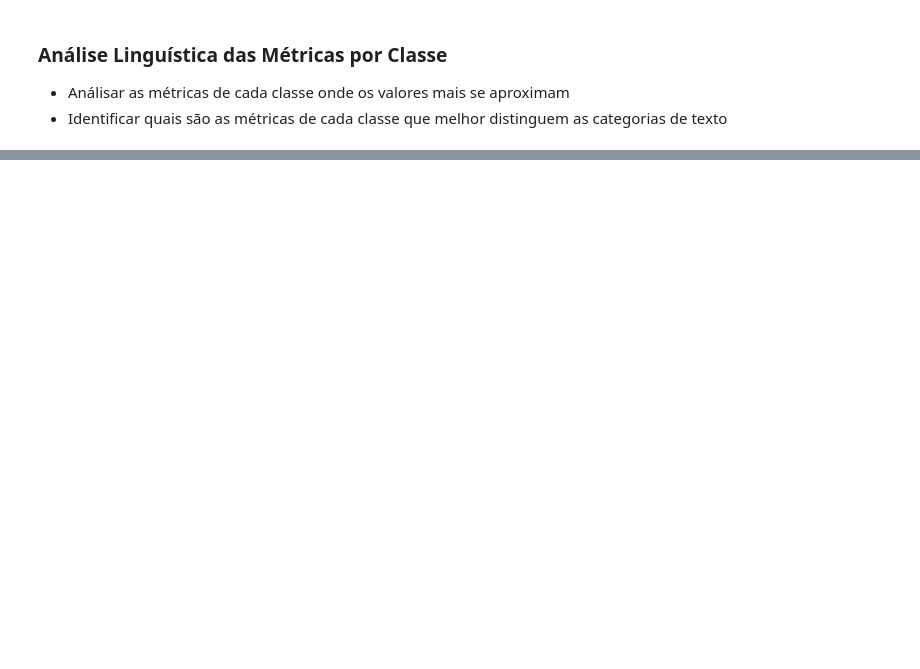
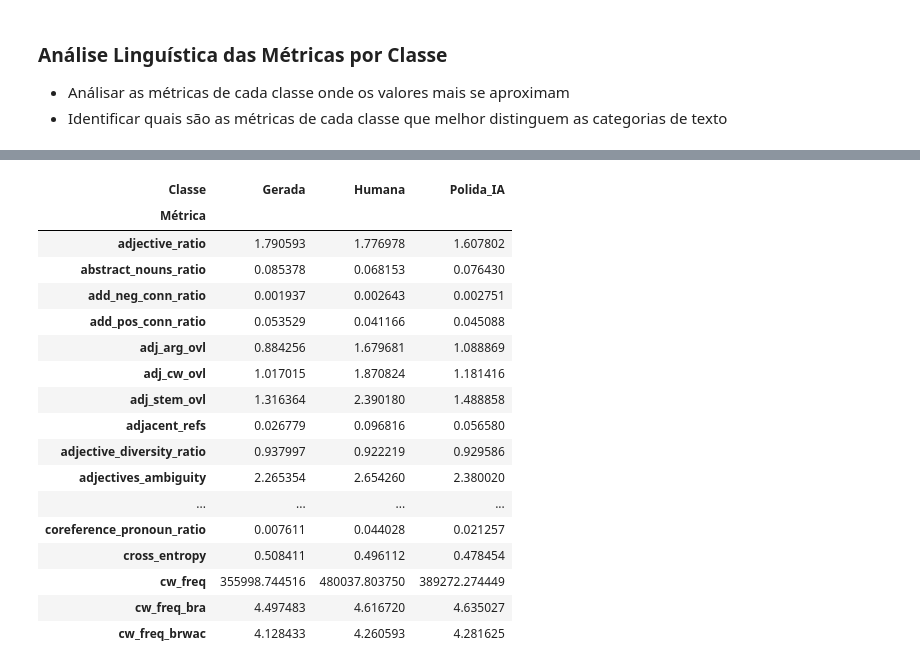
Before and after one commit to Thiago-Ruiz/Projeto-Mestrado, a Jupyter notebook: Analise-Linguistica/analise-linguistica.ipynb, the cells around one changed output, grey strips where cells are left out. Cells and saved outputs as stored; diff of their text form; code cells hidden in the pictures; blank space fills up the shorter version.

```diff
--- a/Analise-Linguistica/analise-linguistica.ipynb
+++ b/Analise-Linguistica/analise-linguistica.ipynb
@@ -46,0 +64,2 @@ memory usage: 10.3+ MB
+# %%
+df_main = df_main.dropna()
@@ -46,0 +86,6 @@ memory usage: 10.3+ MB
+# %%
+# Cálculo da Média, Mediana, Desvio Padrão e Coeficiente de Variação de Cada Métrica para cada classe
+
+df_main_human_text = df_main[df_main['Class'] == 'Humana'].dropna()
+df_main_polished_ai_text = df_main[df_main['Class'] == 'Polida_IA'].dropna()
+df_main_generated_ai_text = df_main[df_main['Class'] == 'Gerada'].dropna()
@@ -46,0 +183,9 @@ memory usage: 10.3+ MB
+# %%
+df_human_metrics = calculate_metrics(df_main_human_text, 'Humana')
+df_human_metrics.to_csv('human_metrics.csv', index=False)
+
+df_polished_metrics = calculate_metrics(df_main_polished_ai_text, 'Polida_IA')
+df_polished_metrics.to_csv('polished_metrics.csv', index=False)
+
+df_generated_metrics = calculate_metrics(df_main_generated_ai_text, 'Gerada')
+df_generated_metrics.to_csv('generated_metrics.csv', index=False)
@@ -46,0 +235,39 @@ memory usage: 10.3+ MB
+# %%
+df_all_metrics = pd.concat(
+    [
+        df_human_metrics,
+        df_polished_metrics,
+        df_generated_metrics
+    ],
+    ignore_index=True
+)
+# %%
+df_compare = (
+    df_all_metrics
+    .pivot(
+        index='Métrica',
+        columns='Classe',
+        values='Média'
+    )
+)
+
+df_compare.head(50)
+# %% [output]
+| Classe | Gerada | Humana | Polida_IA |
+| Métrica |  |  |  |
+| adjective_ratio | 1.790593 | 1.776978 | 1.607802 |
+| abstract_nouns_ratio | 0.085378 | 0.068153 | 0.076430 |
+| add_neg_conn_ratio | 0.001937 | 0.002643 | 0.002751 |
+| add_pos_conn_ratio | 0.053529 | 0.041166 | 0.045088 |
+| adj_arg_ovl | 0.884256 | 1.679681 | 1.088869 |
+| adj_cw_ovl | 1.017015 | 1.870824 | 1.181416 |
+| adj_stem_ovl | 1.316364 | 2.390180 | 1.488858 |
+| adjacent_refs | 0.026779 | 0.096816 | 0.056580 |
+| adjective_diversity_ratio | 0.937997 | 0.922219 | 0.929586 |
+| adjectives_ambiguity | 2.265354 | 2.654260 | 2.380020 |
+| ... | ... | ... | ... |
+| coreference_pronoun_ratio | 0.007611 | 0.044028 | 0.021257 |
+| cross_entropy | 0.508411 | 0.496112 | 0.478454 |
+| cw_freq | 355998.744516 | 480037.803750 | 389272.274449 |
+| cw_freq_bra | 4.497483 | 4.616720 | 4.635027 |
+| cw_freq_brwac | 4.128433 | 4.260593 | 4.281625 |
```
Also changed, not shown: parts of 19 cells of this notebook, 5 other files.
